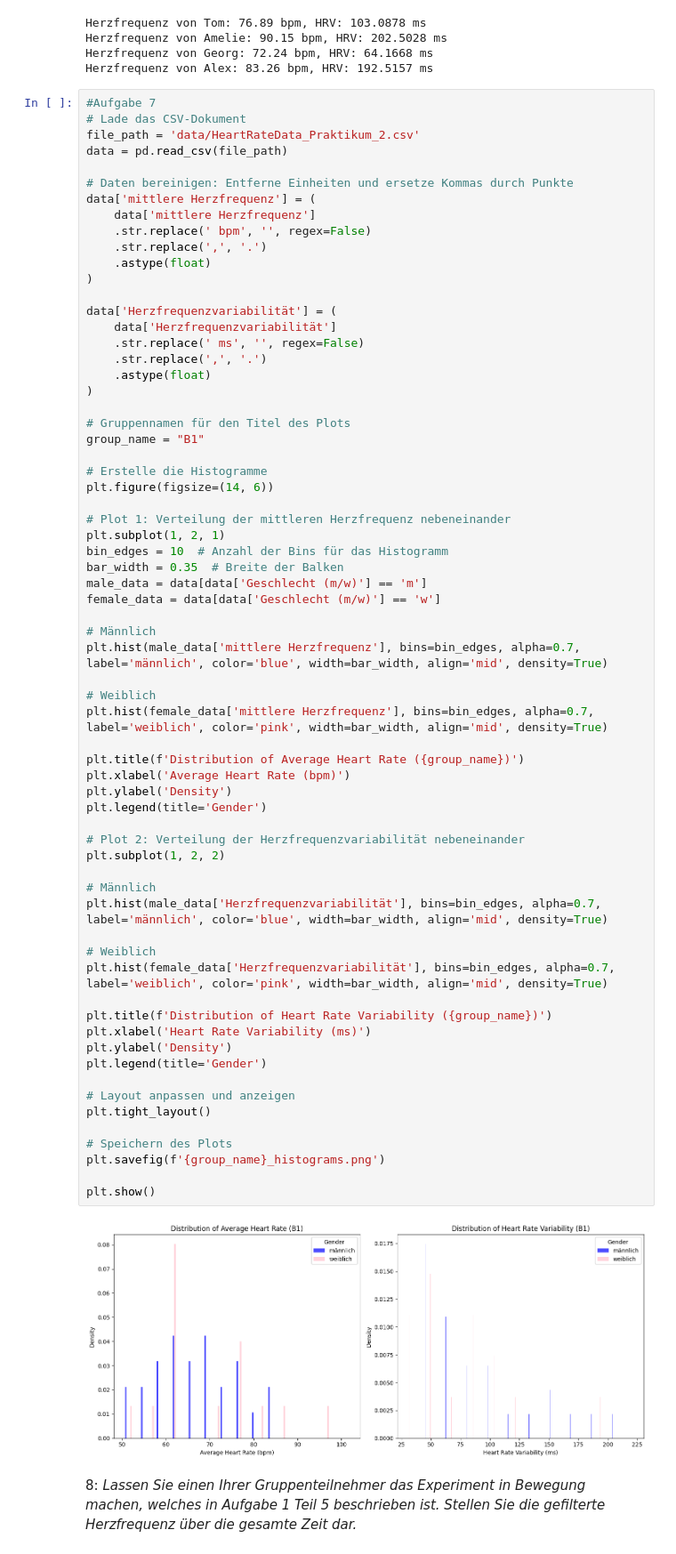
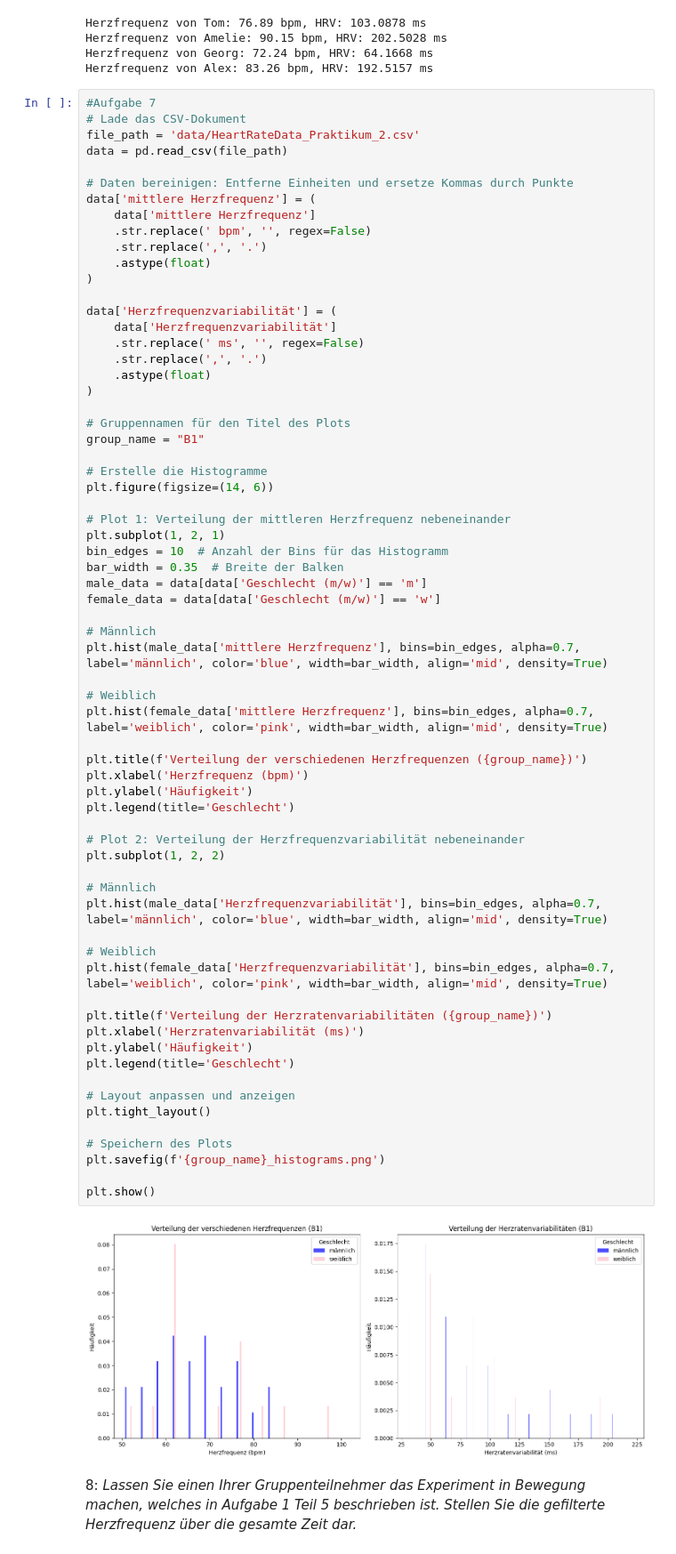
Before and after one commit to tomperg/Biosignalverarbeitung_Selbsthilfegruppe, a Jupyter notebook: MainCode2_V2.ipynb, the cells around one changed output. Shown at 89% size. Cells and saved outputs as stored; diff of their text form.

```diff
--- a/MainCode2_V2.ipynb
+++ b/MainCode2_V2.ipynb
@@ -317,42 +317,42 @@ plt.subplot(1, 2, 1)
 bin_edges = 10  # Anzahl der Bins für das Histogramm
 bar_width = 0.35  # Breite der Balken
 male_data = data[data['Geschlecht (m/w)'] == 'm']
 female_data = data[data['Geschlecht (m/w)'] == 'w']
 
 # Männlich
 plt.hist(male_data['mittlere Herzfrequenz'], bins=bin_edges, alpha=0.7, label='männlich', color='blue', width=bar_width, align='mid', density=True)
 
 # Weiblich
 plt.hist(female_data['mittlere Herzfrequenz'], bins=bin_edges, alpha=0.7, label='weiblich', color='pink', width=bar_width, align='mid', density=True)
 
-plt.title(f'Distribution of Average Heart Rate ({group_name})')
-plt.xlabel('Average Heart Rate (bpm)')
-plt.ylabel('Density')
-plt.legend(title='Gender')
+plt.title(f'Verteilung der verschiedenen Herzfrequenzen ({group_name})')
+plt.xlabel('Herzfrequenz (bpm)')
+plt.ylabel('Häufigkeit')
+plt.legend(title='Geschlecht')
 
 # Plot 2: Verteilung der Herzfrequenzvariabilität nebeneinander
 plt.subplot(1, 2, 2)
 
 # Männlich
 plt.hist(male_data['Herzfrequenzvariabilität'], bins=bin_edges, alpha=0.7, label='männlich', color='blue', width=bar_width, align='mid', density=True)
 
 # Weiblich
 plt.hist(female_data['Herzfrequenzvariabilität'], bins=bin_edges, alpha=0.7, label='weiblich', color='pink', width=bar_width, align='mid', density=True)
 
-plt.title(f'Distribution of Heart Rate Variability ({group_name})')
-plt.xlabel('Heart Rate Variability (ms)')
-plt.ylabel('Density')
-plt.legend(title='Gender')
+plt.title(f'Verteilung der Herzratenvariabilitäten ({group_name})')
+plt.xlabel('Herzratenvariabilität (ms)')
+plt.ylabel('Häufigkeit')
+plt.legend(title='Geschlecht')
 
 # Layout anpassen und anzeigen
 plt.tight_layout()
 
 # Speichern des Plots
 plt.savefig(f'{group_name}_histograms.png')
 
 plt.show()
 # %% [output]
-[figure, old version]
+[figure, new version]
 # %% [markdown]
 8:  *Lassen Sie einen Ihrer Gruppenteilnehmer das Experiment in Bewegung machen, welches in Aufgabe 1 Teil 5 beschrieben ist. Stellen Sie die gefilterte Herzfrequenz über die gesamte Zeit dar.*
 # %%
```
Also changed, not shown: 1 other file.
